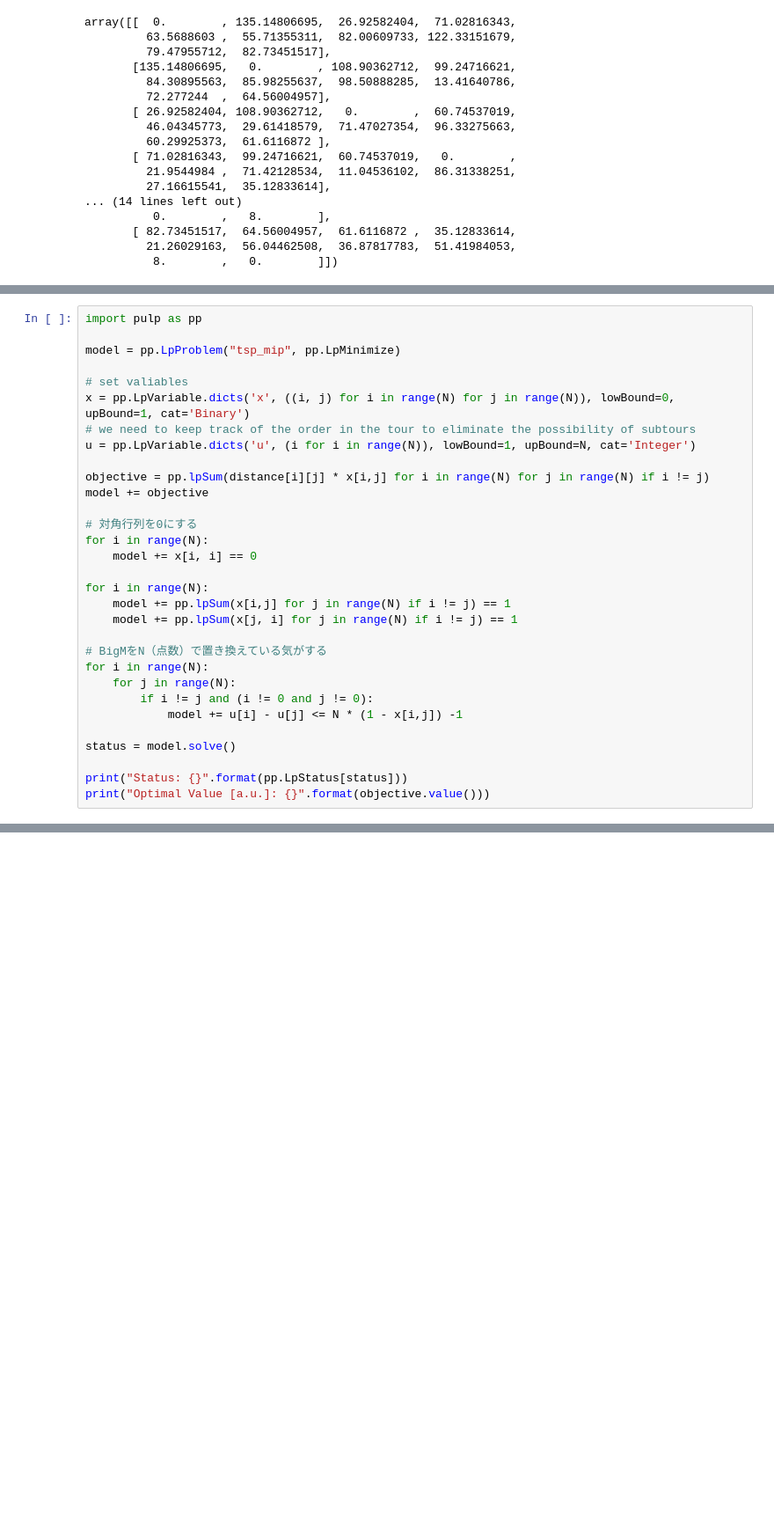
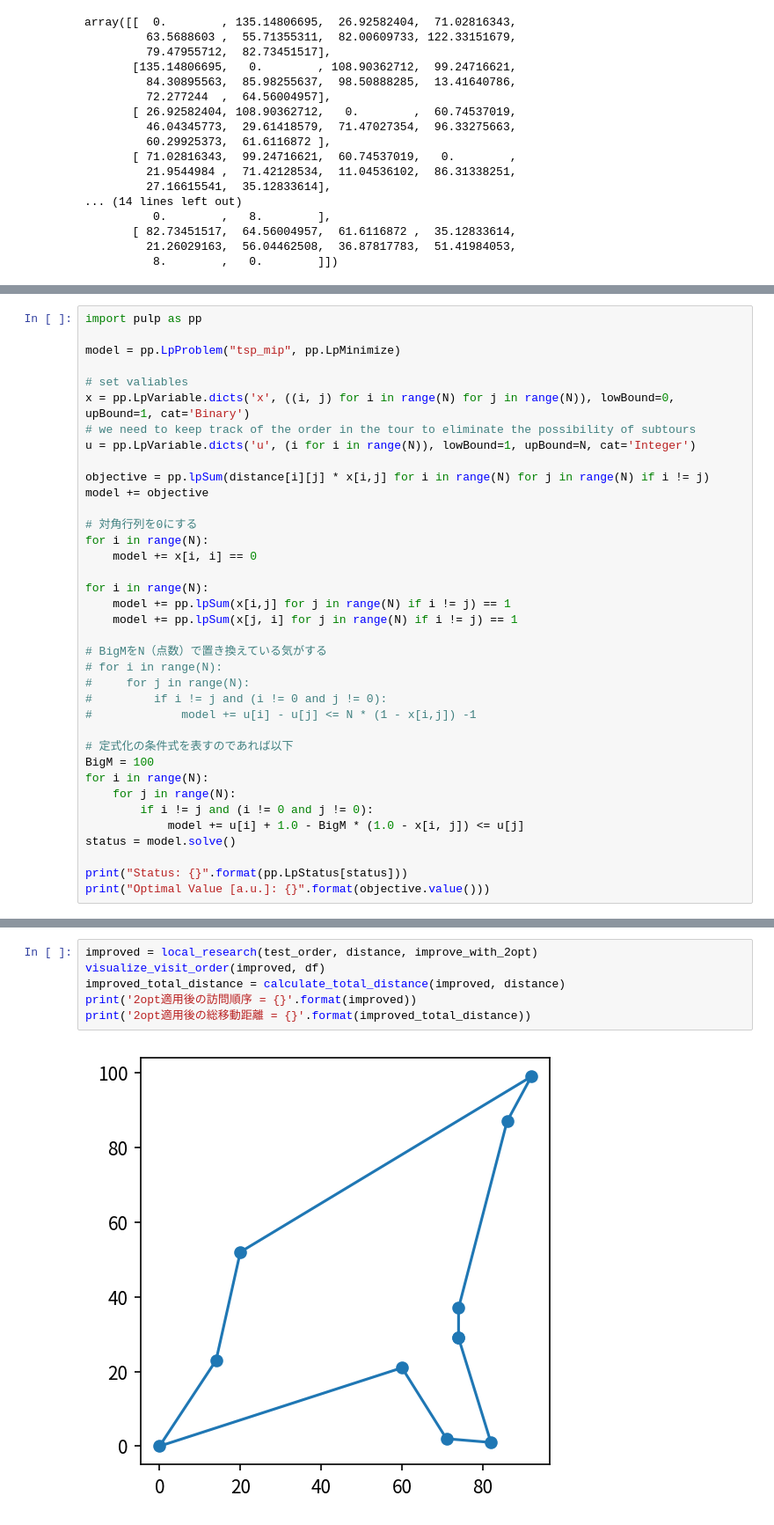
Before and after one commit to kfsky/optimization-problem100, a Jupyter notebook: notebook/99_tsp.ipynb, the cells around one changed output, grey strips where cells are left out. Shown: that part at 88% size. Saved outputs shown, nothing was run; the diff lists cells and outputs as text; blank space fills up the shorter version.

```diff
--- a/notebook/99_tsp.ipynb
+++ b/notebook/99_tsp.ipynb
@@ -328,11 +328,17 @@ for i in range(N):
     model += pp.lpSum(x[j, i] for j in range(N) if i != j) == 1
 
 # BigMをN（点数）で置き換えている気がする
+# for i in range(N):
+#     for j in range(N):
+#         if i != j and (i != 0 and j != 0):
+#             model += u[i] - u[j] <= N * (1 - x[i,j]) -1
+
+# 定式化の条件式を表すのであれば以下
+BigM = 100
 for i in range(N):
     for j in range(N):
         if i != j and (i != 0 and j != 0):
-            model += u[i] - u[j] <= N * (1 - x[i,j]) -1
-
+            model += u[i] + 1.0 - BigM * (1.0 - x[i, j]) <= u[j]
 status = model.solve()
 
 print("Status: {}".format(pp.LpStatus[status]))
@@ -385,0 +624,8 @@ plt.show()
+# %%
+improved = local_research(test_order, distance, improve_with_2opt)
+visualize_visit_order(improved, df)
+improved_total_distance = calculate_total_distance(improved, distance)
+print('2opt適用後の訪問順序 = {}'.format(improved))
+print('2opt適用後の総移動距離 = {}'.format(improved_total_distance))
+# %% [output]
+[figure, added]
```
Also changed, not shown: parts of 10 cells of this notebook, 1 other file.
